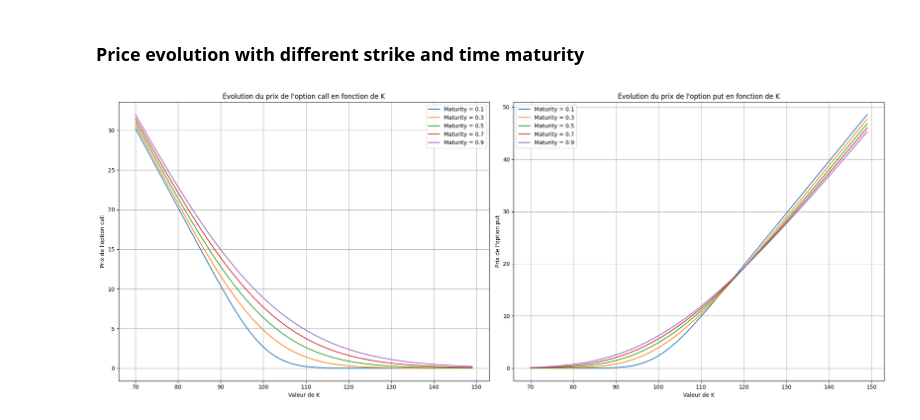
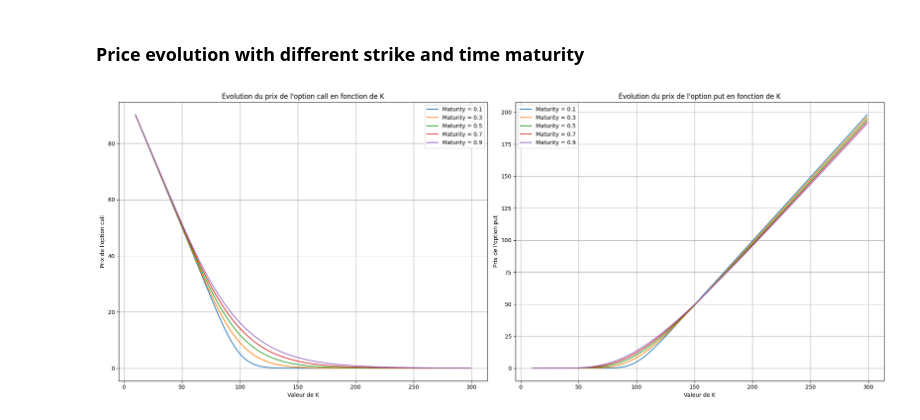
Before and after one commit to AmbroiseTHIBAULT/survey-ML-finance, a Jupyter notebook: options_pricing/notebooks/presentation_bs_formula.ipynb, the cells around one changed output. Cells and saved outputs as stored; diff of their text form; code cells hidden in the pictures.

```diff
--- a/options_pricing/notebooks/presentation_bs_formula.ipynb
+++ b/options_pricing/notebooks/presentation_bs_formula.ipynb
@@ -208,8 +209,8 @@ def bs_options_pricing(S, K, r, T, sigma, option_type='c'):
 # %% [markdown]
 First, we implement the baker example in Python
 # %%
-r = 0.03 # Risk free interest rate
-S= 100 # Current stock price
-K = 100 # Strike price
-sigma = 0.2 # Volatility
+r = 0.03 # Livret A
+S1= 100 # Current stock price
+K = 100 #S trike price
+sigma = 0.1 # Volatility
 T = 0.5 # Maturity in years
@@ -220,9 +261,6 @@ Call option price for the baker example: 6.37€
 # %% [markdown]
 ### Price evolution with different strike and volatility
 # %%
-import matplotlib.pyplot as plt
-
-
 K_values = range(70, 150, 1)
 volatility_values = np.arange(0.1, 0.6, 0.1)
 
@@ -230,8 +268,8 @@ fig, (ax1, ax2) = plt.subplots(1, 2, figsize=(20, 8))
 
 
 for volatility in volatility_values:
-    call_prices = [bs_options_pricing(S, K, r, T, volatility, option_type='c') for K in K_values]
-    ax1.plot(K_values, call_prices, label=f'V
+    call_prices = [bs_options_pricing(S1, K, r, T, volatility, option_type='c') for K in K_values]
+    ax1.plot(K_values, call_prices, label=f'Volatility = {round(volatility, 2)}')
 ax1.set_xlabel('Valeur de K')
 ax1.set_ylabel("Prix de l'option call")
 ax1.set_title("Évolution du prix de l'option call en fonction de K")
@@ -240,7 +278,7 @@ ax1.grid(True)
 
 
 for volatility in volatility_values:
-    put_prices = [bs_options_pricing(S, K, r, T, volatility, option_type='p') for K in K_values]
+    put_prices = [bs_options_pricing(S1, K, r, T, volatility, option_type='p') for K in K_values]
     ax2.plot(K_values, put_prices, label=f'Volatility = {round(volatility, 2)}')
 
 ax2.set_xlabel('Valeur de K')
@@ -259,34 +297,34 @@ plt.show()
 import matplotlib.pyplot as plt
 
 
-K_values = range(70, 150, 1)
+K_values = range(10, 300, 1)
 maturity_values = np.arange(0.1, 1.1, 0.2)
 
 fig, (ax1, ax2) = plt.subplots(1, 2, figsize=(20, 8))
 
 
 for maturity in maturity_values:
-    call_prices = [bs_options_pricing(S, K, r, maturity, sigma, option_type='c') for K in K_values]
+    call_prices = [bs_options_pricing(S1, K, r, maturity, sigma, option_type='c') for K in K_values]
     ax1.plot(K_values, call_prices, label=f'Maturity = {round(maturity, 2)}')
 
 ax1.set_xlabel('Valeur de K')
 ax1.set_ylabel("Prix de l'option call")
 ax1.set_title("Évolution du prix de l'option call en fonction de K")
 ax1.legend()
 ax1.grid(True)
 
 
 for maturity in maturity_values:
-    put_prices = [bs_options_pricing(S, K, r, maturity, sigma, option_type='p') for K in K_values]
+    put_prices = [bs_options_pricing(S1, K, r, maturity, sigma, option_type='p') for K in K_values]
     ax2.plot(K_values, put_prices, label=f'Maturity = {round(maturity, 2)}')
 
 ax2.set_xlabel('Valeur de K')
 ax2.set_ylabel("Prix de l'option put")
 ax2.set_title("Évolution du prix de l'option put en fonction de K")
 ax2.legend()
 ax2.grid(True)
 
 plt.tight_layout()
 plt.show()
 # %% [output]
-[figure, old version]
+[figure, new version]
```
Also changed, not shown: parts of 7 cells of this notebook, 11 other files.
